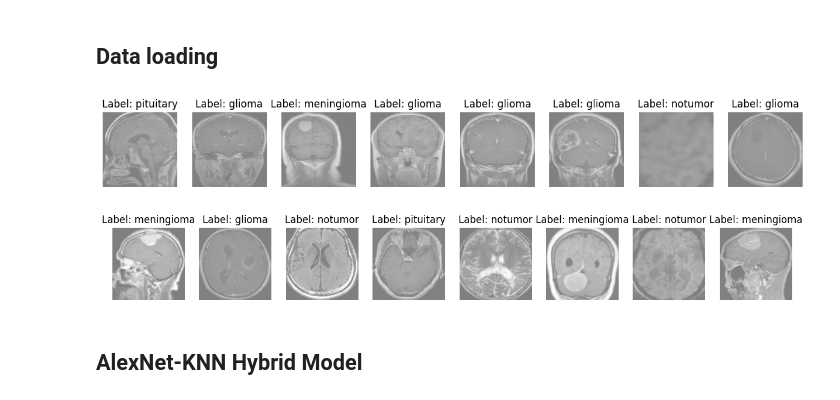
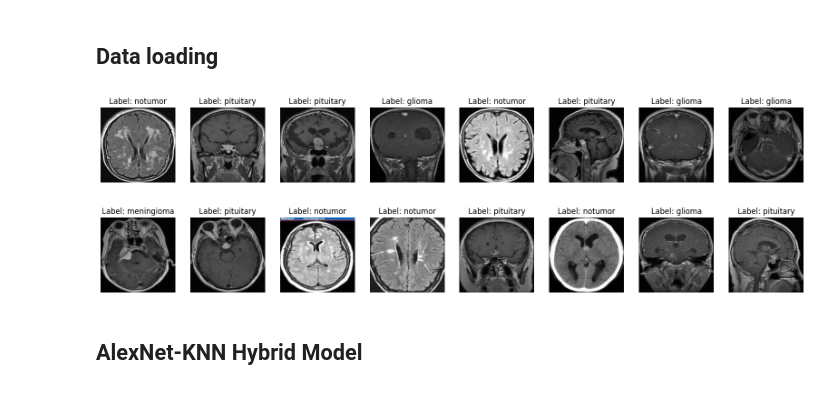
Before and after one commit to EthanGilles/Brain-Tumor-Classification, a Jupyter notebook: AlexNet-KNN.ipynb, the cells around one changed output. Cells and saved outputs as stored; diff of their text form; code cells hidden in the pictures.

Commit message:
add image

```diff
--- a/AlexNet-KNN.ipynb
+++ b/AlexNet-KNN.ipynb
@@ -36,39 +36,39 @@ device(type='cuda')
 transform = transforms.Compose([
     transforms.Resize((227, 227)),  # Resize images to 227x227 for AlexNet
     transforms.ToTensor(),
+    transforms.Normalize((0.5, 0.5, 0.5), (0.5, 0.5, 0.5))  # Normalize images
 ])
 
-
-train_dataset = datasets.ImageFolder(root='images/training', transform=transform)
-test_dataset = datasets.ImageFolder(root='images/testing', transform=transform)
+train_dataset = datasets.ImageFolder(root='data/training', transform=transform)
+test_dataset = datasets.ImageFolder(root='data/testing', transform=transform)
 
 dataset = torch.utils.data.ConcatDataset([train_dataset, test_dataset])
 
 def visualize_images(dataset, num_images=5):
     # Create a figure to display the images
-    plt.figure(figsize=(15, 3))
+    plt.figure(figsize=(20, 3))
 
     random_indices = random.sample(range(len(dataset)), num_images)
 
     for i, idx in enumerate(random_indices):
         image, label = dataset[idx]  # Get the image and label
         image = image.numpy().transpose((1, 2, 0))  # Convert from CxHxW to HxWxC
         image = (image * 0.5) + 0.5  # Undo normalization for visualization
 
         # Plot the image
         plt.subplot(1, num_images, i + 1)
         plt.imshow(image)
         plt.title(f'Label: {dataset.classes[label]}')
         plt.axis('off')
 
     plt.show()
 
 
 visualize_images(train_dataset, num_images=8)
 visualize_images(test_dataset, num_images=8)
 # %% [output]
-[figure, old version]
+[figure, new version]
-[figure, old version]
+[figure, new version]
 # %% [markdown]
 ## AlexNet-KNN Hybrid Model
 # %%
```
Also changed, not shown: parts of 3 cells of this notebook, 4 other files.
